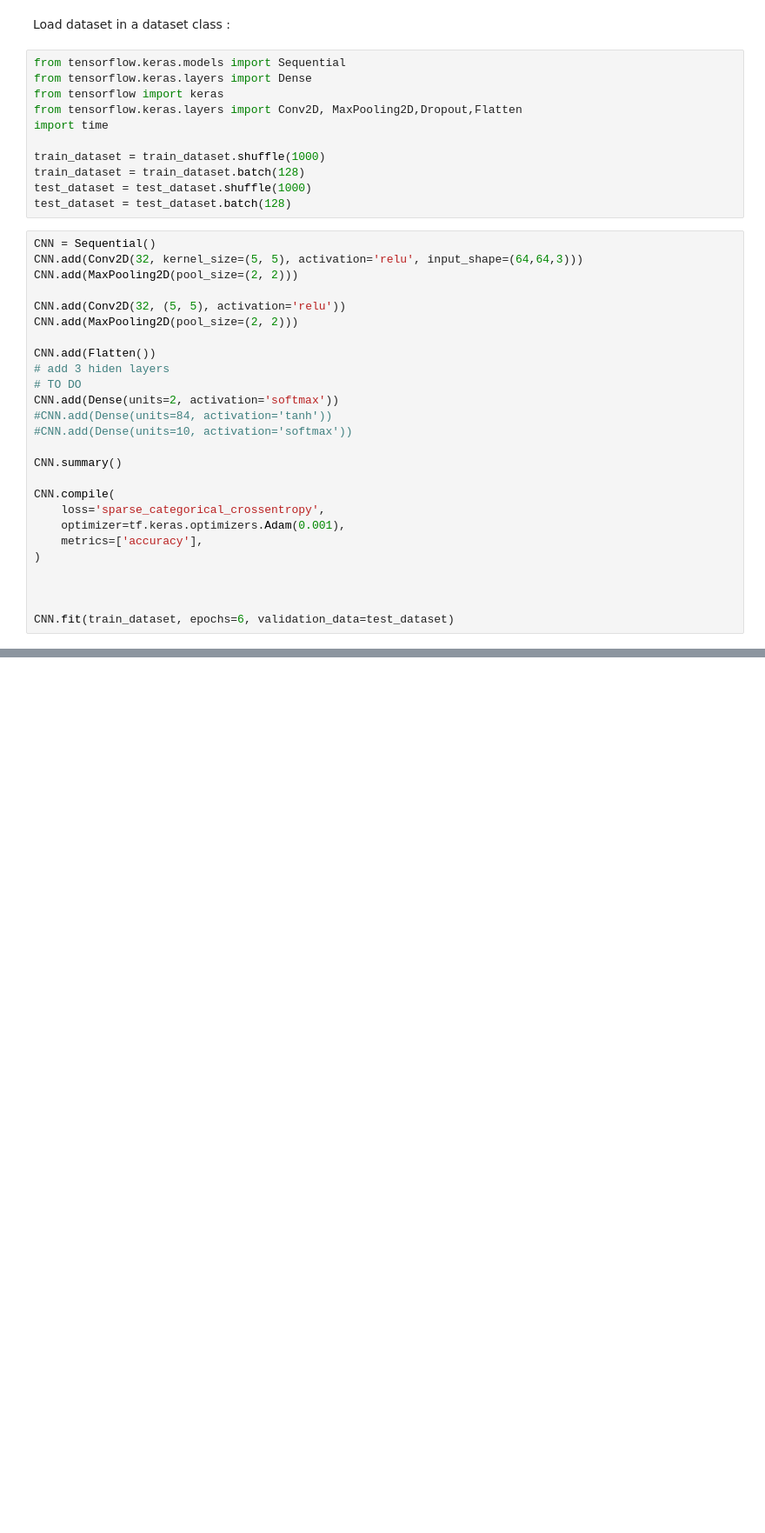
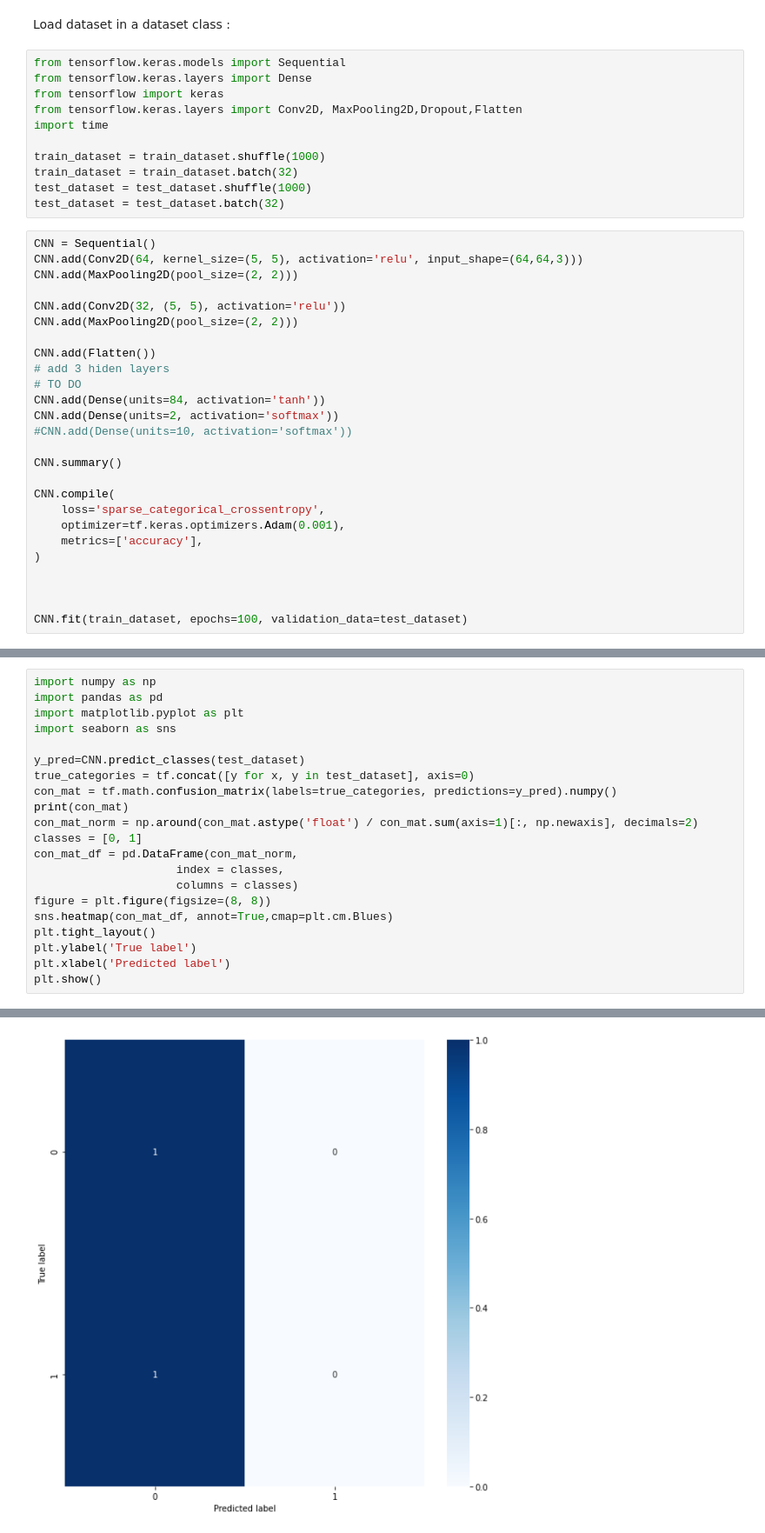
Before and after one commit to heolfief/Where_is_Waldo_AI_solver, a Jupyter notebook: GoogleColab_main.ipynb, the cells around one changed output, grey strips where cells are left out. Shown at 87% size. Drawn from its saved outputs; the diff is of its cells as text; blank space fills up the shorter version.

Commit message:
Add a confusion matrix

```diff
--- a/GoogleColab_main.ipynb
+++ b/GoogleColab_main.ipynb
@@ -105,12 +100,12 @@ from tensorflow.keras.layers import Conv2D, MaxPooling2D,Dropout,Flatten
 import time
 
 train_dataset = train_dataset.shuffle(1000)
-train_dataset = train_dataset.batch(128)
+train_dataset = train_dataset.batch(32)
 test_dataset = test_dataset.shuffle(1000)
-test_dataset = test_dataset.batch(128)
+test_dataset = test_dataset.batch(32)
 # %%
 CNN = Sequential()
-CNN.add(Conv2D(32, kernel_size=(5, 5), activation='relu', input_shape=(64,64,3)))
+CNN.add(Conv2D(64, kernel_size=(5, 5), activation='relu', input_shape=(64,64,3)))
 CNN.add(MaxPooling2D(pool_size=(2, 2)))
 
 CNN.add(Conv2D(32, (5, 5), activation='relu'))
@@ -119,8 +114,8 @@ CNN.add(MaxPooling2D(pool_size=(2, 2)))
 CNN.add(Flatten())
 # add 3 hiden layers
 # TO DO
+CNN.add(Dense(units=84, activation='tanh'))
 CNN.add(Dense(units=2, activation='softmax'))
-#CNN.add(Dense(units=84, activation='tanh'))
 #CNN.add(Dense(units=10, activation='softmax'))
 
 CNN.summary()
@@ -133,5 +128,5 @@ CNN.compile(
 
 
 
-CNN.fit(train_dataset, epochs=6, validation_data=test_dataset)
+CNN.fit(train_dataset, epochs=100, validation_data=test_dataset)
 # %% [output]
@@ -162,0 +160,22 @@ Evaluate on test data
+# %%
+import numpy as np
+import pandas as pd
+import matplotlib.pyplot as plt
+import seaborn as sns
+
+y_pred=CNN.predict_classes(test_dataset)
+true_categories = tf.concat([y for x, y in test_dataset], axis=0)
+con_mat = tf.math.confusion_matrix(labels=true_categories, predictions=y_pred).numpy()
+print(con_mat)
+con_mat_norm = np.around(con_mat.astype('float') / con_mat.sum(axis=1)[:, np.newaxis], decimals=2)
+classes = [0, 1]
+con_mat_df = pd.DataFrame(con_mat_norm,
+                     index = classes,
+                     columns = classes)
+figure = plt.figure(figsize=(8, 8))
+sns.heatmap(con_mat_df, annot=True,cmap=plt.cm.Blues)
+plt.tight_layout()
+plt.ylabel('True label')
+plt.xlabel('Predicted label')
+plt.show()
+# %% [output]
@@ -162,0 +184 @@ Evaluate on test data
+[figure, added]
```
Also changed, not shown: parts of 9 cells of this notebook.
